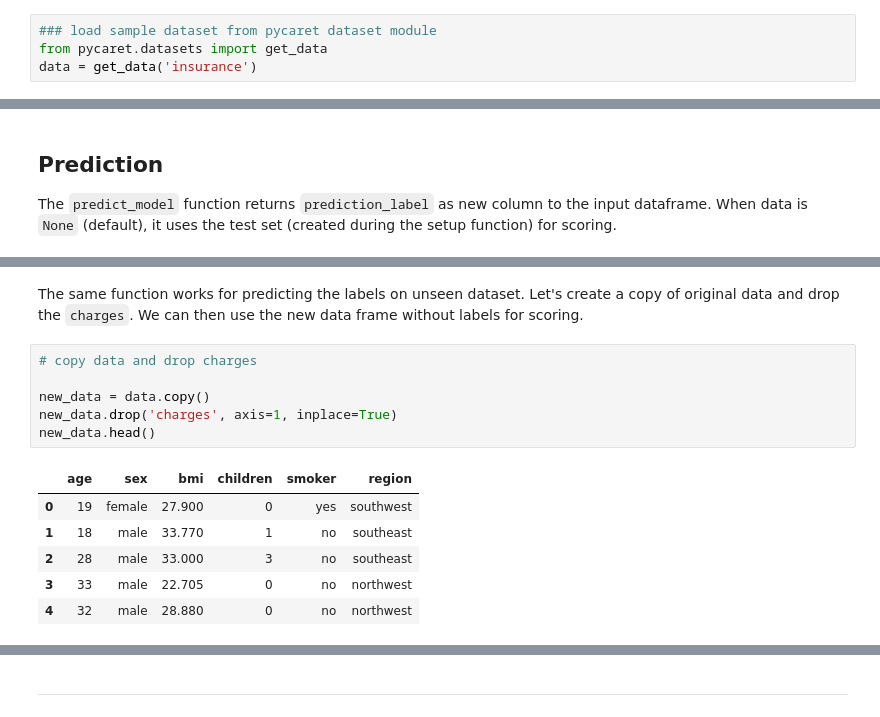
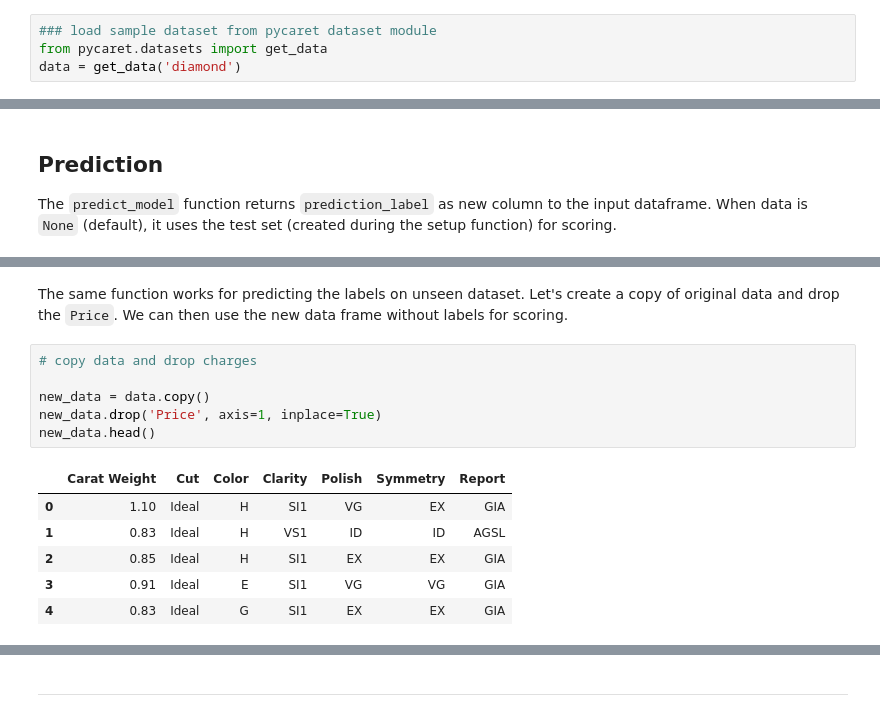
Before and after one commit to ashivashankars/CMPE255_Assignments, a Jupyter notebook: tutorials/Tutorial - Regression.ipynb, the cells around one changed output, grey strips where cells are left out. Drawn from its saved outputs; the diff is of its cells as text.

```diff
--- a/tutorials/Tutorial - Regression.ipynb
+++ b/tutorials/Tutorial - Regression.ipynb
@@ -71,5 +148,5 @@ A typical workflow in PyCaret Regression module consist of the following 5 steps
 # %%
 ### load sample dataset from pycaret dataset module
 from pycaret.datasets import get_data
-data = get_data('insurance')
+data = get_data('diamond')
 # %% [output]
@@ -266,18 +413,18 @@ holdout_pred.head()
 # %% [markdown]
-The same function works for predicting the labels on unseen dataset. Let's create a copy of original data and drop the `charges`. We can then use the new data frame without labels for scoring.
+The same function works for predicting the labels on unseen dataset. Let's create a copy of original data and drop the `Price`. We can then use the new data frame without labels for scoring.
 # %%
 # copy data and drop charges
 
 new_data = data.copy()
-new_data.drop('charges', axis=1, inplace=True)
+new_data.drop('Price', axis=1, inplace=True)
 new_data.head()
 # %% [output]
-|  | age | sex | bmi | children | smoker | region |
-| 0 | 19 | female | 27.900 | 0 | yes | southwest |
-| 1 | 18 | male | 33.770 | 1 | no | southeast |
-| 2 | 28 | male | 33.000 | 3 | no | southeast |
-| 3 | 33 | male | 22.705 | 0 | no | northwest |
-| 4 | 32 | male | 28.880 | 0 | no | northwest |
+|  | Carat Weight | Cut | Color | Clarity | Polish | Symmetry | Report |
+| 0 | 1.10 | Ideal | H | SI1 | VG | EX | GIA |
+| 1 | 0.83 | Ideal | H | VS1 | ID | ID | AGSL |
+| 2 | 0.85 | Ideal | H | SI1 | EX | EX | GIA |
+| 3 | 0.91 | Ideal | E | SI1 | VG | VG | GIA |
+| 4 | 0.83 | Ideal | G | SI1 | EX | EX | GIA |
 # %%
 # predict model on new_data
 predictions = predict_model(best, data = new_data)
```
Also changed, not shown: parts of 85 cells of this notebook.
